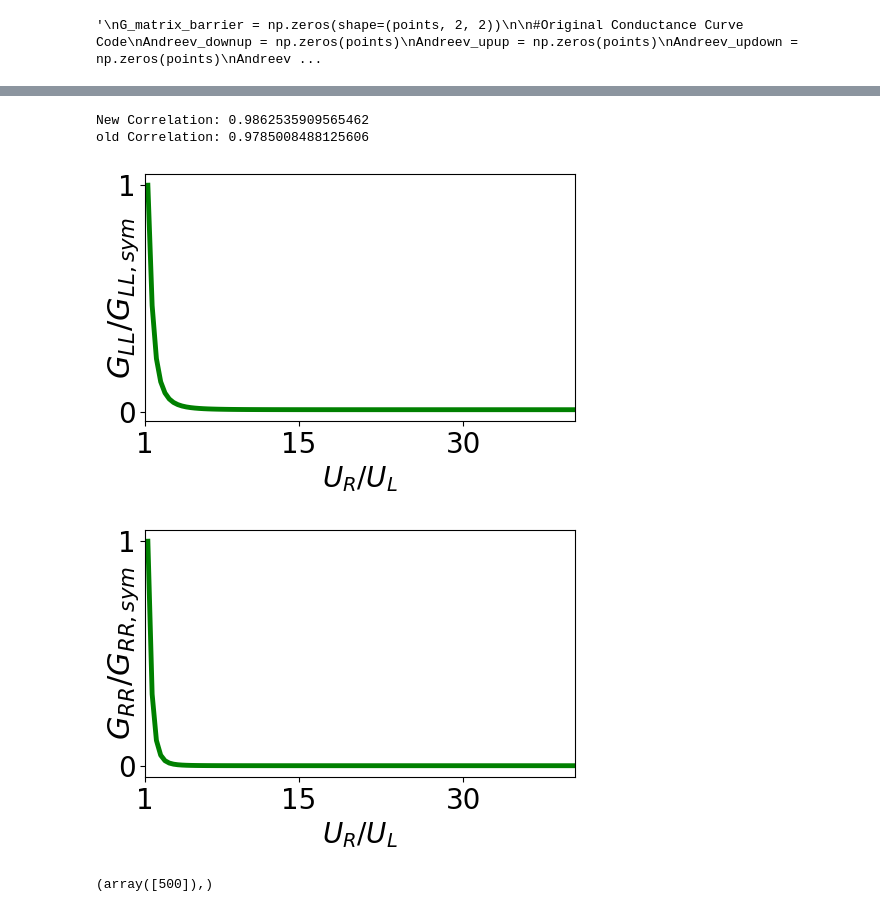
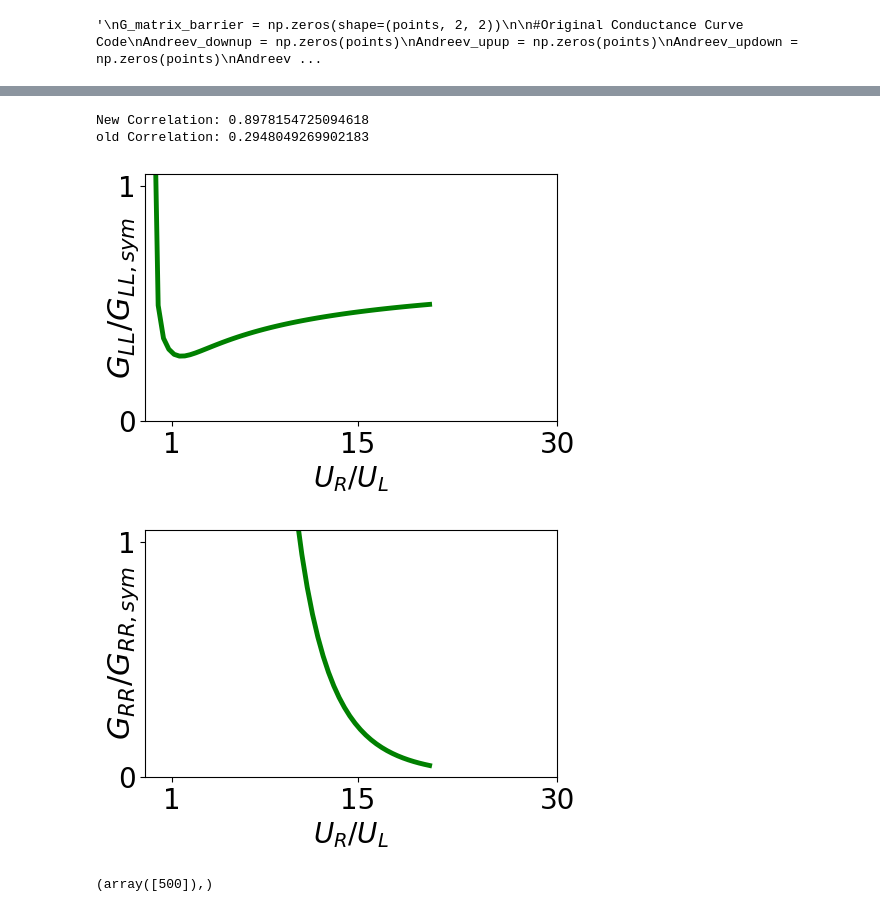
Before and after one commit to polianahp/Nonlocality-of-local-Andreev-conductances-as-a-probe-for-topological-Majorana-wires, a Jupyter notebook: Nathan-testing.ipynb, the cells around one changed output, grey strips where cells are left out. Cells and saved outputs as stored; diff of their text form; code cells hidden in the pictures.

```diff
--- a/Nathan-testing.ipynb
+++ b/Nathan-testing.ipynb
@@ -342,6 +222,7 @@ def build_system_closed(t, mu, mu_n, gamma, Delta0, V_z, alpha, Ln, Lb, Ls, mu_l
 #path = "/home/pseudonym/code/Nonlocal_Conductance/Nonlocality-of-local-Andreev-conductances-as-a-probe-for-topological-Majorana-wires/Run_Files/Data.npz"
 #Vdisx = hp.initialize_vdis_from_data(path) * V0
 # %%
+
 dir = Path(PathConfigs.DATA/"momoentoftruth"/"Tdis_nb")
 #dir = Path(PathConfigs.DATA/"nomushift"/"vdis2_b_strdis")
 
@@ -362,15 +243,25 @@ points = 101#int(params['Upoints'])
 
 totlen = Ln + Lb +Ls
 #V_z = 1.0 * V_c # To generate Fig 2a V_z should be varied. For the cyan line in Fig 2, for example, V_z = 1.203 * V_c
-mu = 0.4864
 # 0.4864
 
 #V_c = np.sqrt(mu**2 + Delta**2)
-V_z = 1.2
+V_z = 1.0
+Vz_str = str(V_z).replace('.','_')
 
-barrier_r = np.linspace(barrier_l, 40*barrier_l, points) + mu #Varying the right barrier U_R
+mu = 3.8772
+mu_str = str(mu).replace('.','_')
+barrier_r = np.linspace(-20*barrier_l, 20*barrier_l, points) + mu #Varying the right barrier U_R
 
 num_engs = 101
 energies = np.linspace(-0.5, 0.5, num_engs)
 
-Vdisx = params['Vdisx']  #* V0
+Vdisx = params['Vdisx']  * V0
+
+
+paramd = {name:params[name] for name in params.files}
+del paramd['Vdisx']
+del paramd['energies']
+del paramd['barrier_arr']
+del paramd['mu_var']
+paramd
@@ -775,6 +591,9 @@ fig.savefig(Path(save_dir/"nonlocaldIdV.png"))
 
 fig, axes = plt.subplots(1,1, figsize=(5,3.5))
 fig.subplots_adjust(0,0,1,1)
+
+#xrange = (barrier_r[0], barrier_r[-1])
+xrange = (-10, barrier_r[-1])
 
 lw = 3.5
 
@@ -784,41 +603,43 @@ corr = np.dot(normed_GR, normed_GL)/(np.linalg.norm(normed_GR)*np.linalg.norm(no
 corr_new = hp.calc_invariant_metric(normed_GL, normed_GR)
 
 print(f"New Correlation: {corr_new}")
 print(f"old Correlation: {corr}")
 
 axes.plot(barrier_r, normed_GL, color="green", linewidth=lw)
-axes.set_xlim(barrier_r[0], barrier_r[-1])
-#axes.set_ylim(0, 1.05)
+axes.set_xlim(xrange[0], xrange[1])
+axes.set_ylim(0, 1.05)
 axes.set_yticks([0, 1])
 axes.set_yticklabels([0, 1], fontsize=20)
 axes.set_xticks([barrier_l, 15*barrier_l, 30*barrier_l])
 axes.set_xticklabels([1, 15, 30], fontsize=20)
 axes.set_xlabel(r"$U_{R}/U_{L} $", fontsize=20)
 axes.set_ylabel(r"$G_{LL}/G_{LL, sym}$", fontsize=22)
 axes.yaxis.set_label_coords(-0.01, 0.5)
 
 fig.tight_layout()
 fig.savefig(Path(save_dir/"Conductances_Left.png"))
+plt.savefig(Path(dir,'Plots',f"Conductances_Left_mu{mu_str}_vz{Vz_str}.png"))
 fig, axes = plt.subplots(1,1, figsize=(5,3.5))
 fig.subplots_adjust(0,0,1,1)
 
 axes.plot(barrier_r, normed_GR, color="green", linewidth=lw)
-axes.set_xlim(barrier_r[0], barrier_r[-1])
-#axes.set_ylim(0, 1.05)
+axes.set_xlim(xrange[0], xrange[1])
+axes.set_ylim(0, 1.05)
 axes.set_yticks([0, 1])
 axes.set_yticklabels([0, 1], fontsize=20)
 axes.set_xticks([barrier_l, 15*barrier_l, 30*barrier_l])
 axes.set_xticklabels([1, 15, 30], fontsize=20)
 axes.set_xlabel(r"$U_{R}/U_{L}$", fontsize=20)
 axes.set_ylabel(r"$G_{RR}/G_{RR, sym}$", fontsize=22)
 axes.yaxis.set_label_coords(-0.01, 0.5)
 fig.tight_layout()
+plt.savefig(Path(dir,'Plots',f"Conductances_Right_mu{mu_str}_vz{Vz_str}.png"))
 fig.savefig(Path(save_dir/"Conductances_Right.png"))
 # %% [output]
-New Correlation: 0.9862535909565462
-old Correlation: 0.9785008488125606
+New Correlation: 0.8978154725094618
+old Correlation: 0.2948049269902183
-[figure, old version]
+[figure, new version]
-[figure, old version]
+[figure, new version]
 # %%
 ##Saving Data
 np.savez(Path(save_dir/"Data.npz"),
```
Also changed, not shown: parts of 16 cells of this notebook, 4 other files.
